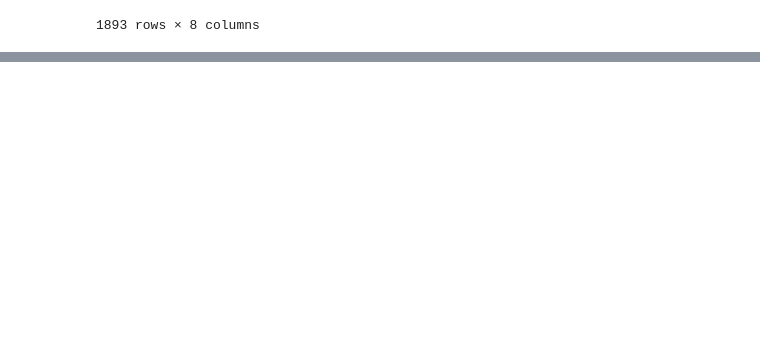
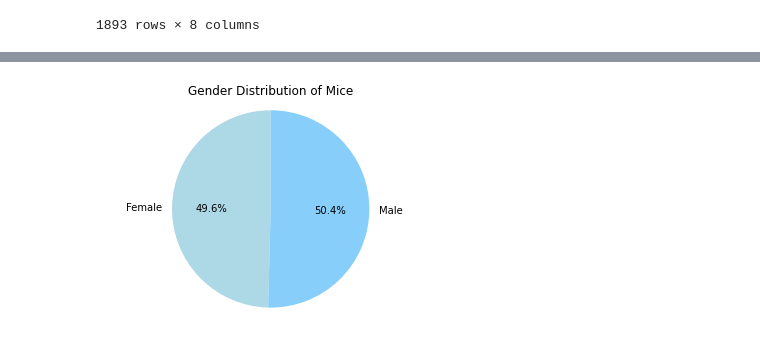
Before and after one commit to SanabuW/matplotlib-challenge, a Jupyter notebook: pymaceuticals_submission_file.ipynb, the cells around one changed output, grey strips where cells are left out. Drawn from its saved outputs; the diff is of its cells as text; code cells hidden in the pictures; blank space fills up the shorter version.

Commit message:
-cleaned commenting/code -began report

```diff
--- a/pymaceuticals_submission_file.ipynb
+++ b/pymaceuticals_submission_file.ipynb
@@ -518,0 +69,16 @@ The correlation between Mouse Weight and Average Tumor Volume for Capomulin is:
+# %%
+# Use .duplicated to view duplicates across Mouse ID and timepoints series in mergeData
+mergeDataDupe = mergeData[mergeData.duplicated(subset = ["Mouse ID","Timepoint"], keep = False)]
+# Get list of any Mouse ID that has been duplicated
+dupeMice = mergeDataDupe["Mouse ID"].unique()
+# %%
+# Duplicates found in dataset
+# Use for loop to regenerate database without each Mouse ID found to be a duplicate
+# All data on the mouse will be removed, as instructed by the assignment instructions "...check the data
+# for any mouse ID with duplicate time points and remove any data associated with that mouse ID."
+for x in dupeMice:
+    mergeDataClean = mergeData[mergeData["Mouse ID"] != x]
+
+# Recheck for duplicates
+mergeDataCleanChk = mergeDataClean[mergeDataClean.duplicated(subset = ["Mouse ID","Timepoint"], keep = False)]
+print(mergeDataCleanChk)
@@ -518,0 +204,20 @@ The correlation between Mouse Weight and Average Tumor Volume for Capomulin is:
+# %%
+# Create and display pie plot for total number of mice per gender
+# DataFrame.plot() version
+
+# Get count values
+genderGroups = mergeDataClean.groupby("Sex")
+genderCountValues = genderGroups["Mouse ID"].nunique()
+femaleCount = genderCountValues["Female"]
+maleCount = genderCountValues["Male"]
+
+# Plot pie chart
+genderChart = genderCountValues.plot(kind = "pie", autopct = "%1.1f%%", shadow = False,startangle = 90,
+                                     title = "Gender Distribution of Mice", colors =["lightblue", "lightskyblue"])
+# Format pie chart
+plt.axis("equal")
+plt.xlabel("")
+plt.ylabel("")
+plt.show()
+# %% [output]
+[figure, added]
```
Also changed, not shown: parts of 36 cells of this notebook, 3 other files.
